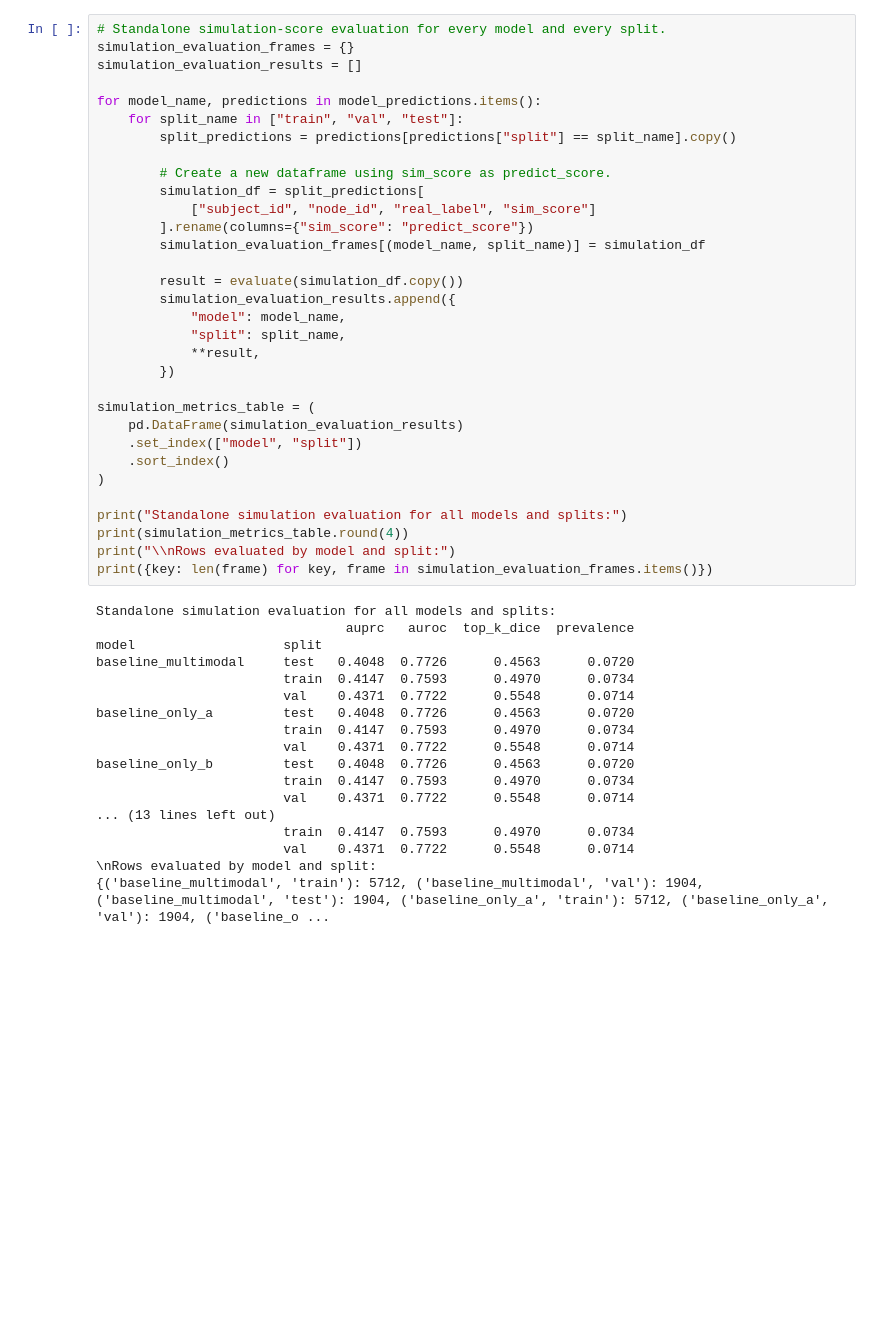
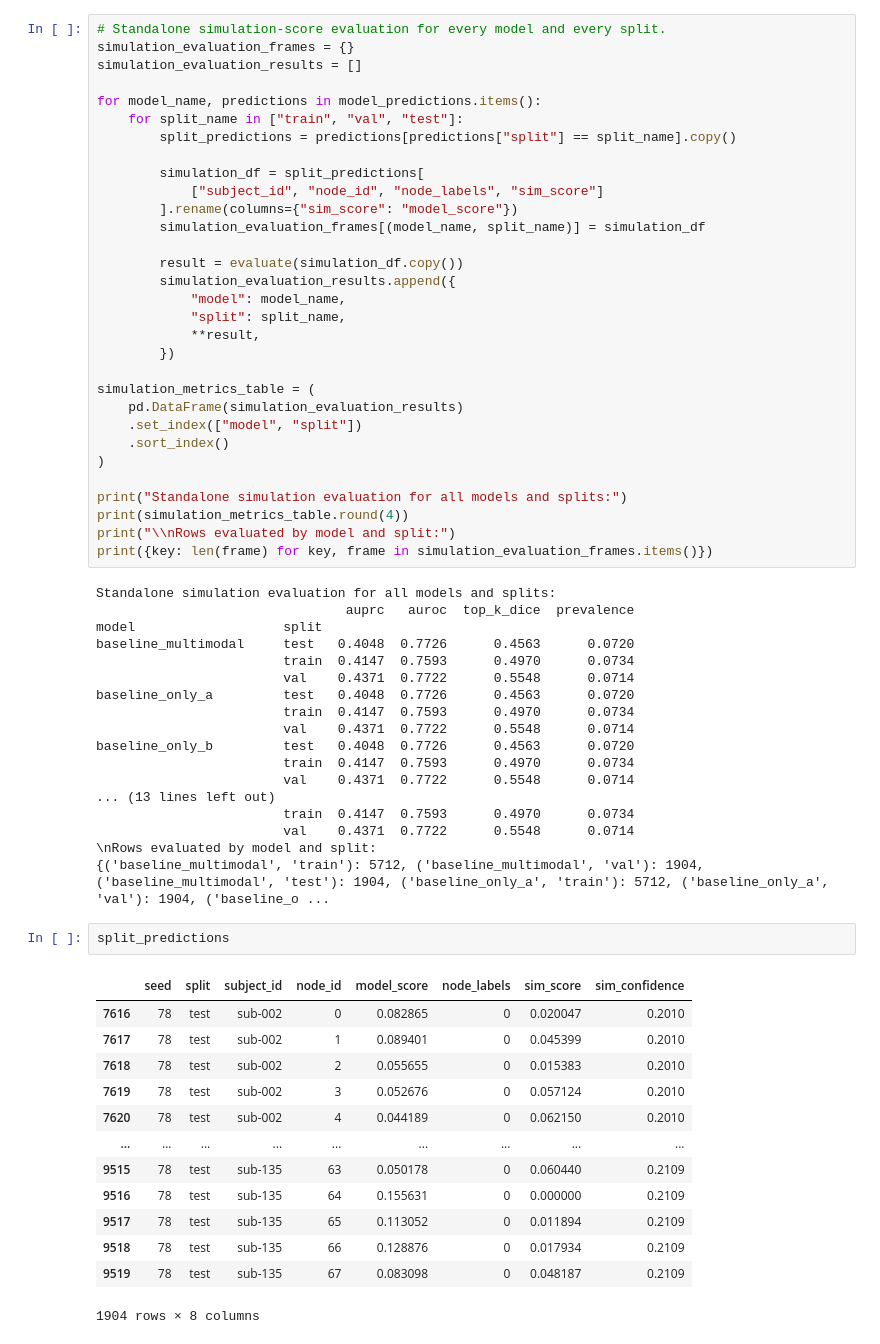
Before and after one commit to sujaykumarmag/epileptic_zone_localization, a Jupyter notebook: post_process.ipynb, the cells around one changed output. Drawn from its saved outputs; the diff is of its cells as text; blank space fills up the shorter version.

```diff
--- a/post_process.ipynb
+++ b/post_process.ipynb
@@ -74,10 +74,9 @@ for model_name, predictions in model_predictions.items():
     for split_name in ["train", "val", "test"]:
         split_predictions = predictions[predictions["split"] == split_name].copy()
 
-        # Create a new dataframe using sim_score as predict_score.
         simulation_df = split_predictions[
-            ["subject_id", "node_id", "real_label", "sim_score"]
-        ].rename(columns={"sim_score": "predict_score"})
+            ["subject_id", "node_id", "node_labels", "sim_score"]
+        ].rename(columns={"sim_score": "model_score"})
         simulation_evaluation_frames[(model_name, split_name)] = simulation_df
 
         result = evaluate(simulation_df.copy())
@@ -115,3 +114,19 @@ baseline_only_b         test   0.4048  0.7726      0.4563      0.0720
                         val    0.4371  0.7722      0.5548      0.0714
 \nRows evaluated by model and split:
 {('baseline_multimodal', 'train'): 5712, ('baseline_multimodal', 'val'): 1904, ('baseline_multimodal', 'test'): 1904, ('baseline_only_a', 'train'): 5712, ('baseline_only_a', 'val'): 1904, ('baseline_o ...
+# %%
+split_predictions
+# %% [output]
+|  | seed | split | subject_id | node_id | model_score | node_labels | sim_score | sim_confidence |
+| 7616 | 78 | test | sub-002 | 0 | 0.082865 | 0 | 0.020047 | 0.2010 |
+| 7617 | 78 | test | sub-002 | 1 | 0.089401 | 0 | 0.045399 | 0.2010 |
+| 7618 | 78 | test | sub-002 | 2 | 0.055655 | 0 | 0.015383 | 0.2010 |
+| 7619 | 78 | test | sub-002 | 3 | 0.052676 | 0 | 0.057124 | 0.2010 |
+| 7620 | 78 | test | sub-002 | 4 | 0.044189 | 0 | 0.062150 | 0.2010 |
+| ... | ... | ... | ... | ... | ... | ... | ... | ... |
+| 9515 | 78 | test | sub-135 | 63 | 0.050178 | 0 | 0.060440 | 0.2109 |
+| 9516 | 78 | test | sub-135 | 64 | 0.155631 | 0 | 0.000000 | 0.2109 |
+| 9517 | 78 | test | sub-135 | 65 | 0.113052 | 0 | 0.011894 | 0.2109 |
+| 9518 | 78 | test | sub-135 | 66 | 0.128876 | 0 | 0.017934 | 0.2109 |
+| 9519 | 78 | test | sub-135 | 67 | 0.083098 | 0 | 0.048187 | 0.2109 |
+1904 rows × 8 columns
```
Also changed, not shown: parts of 7 cells of this notebook, 6 other files.
